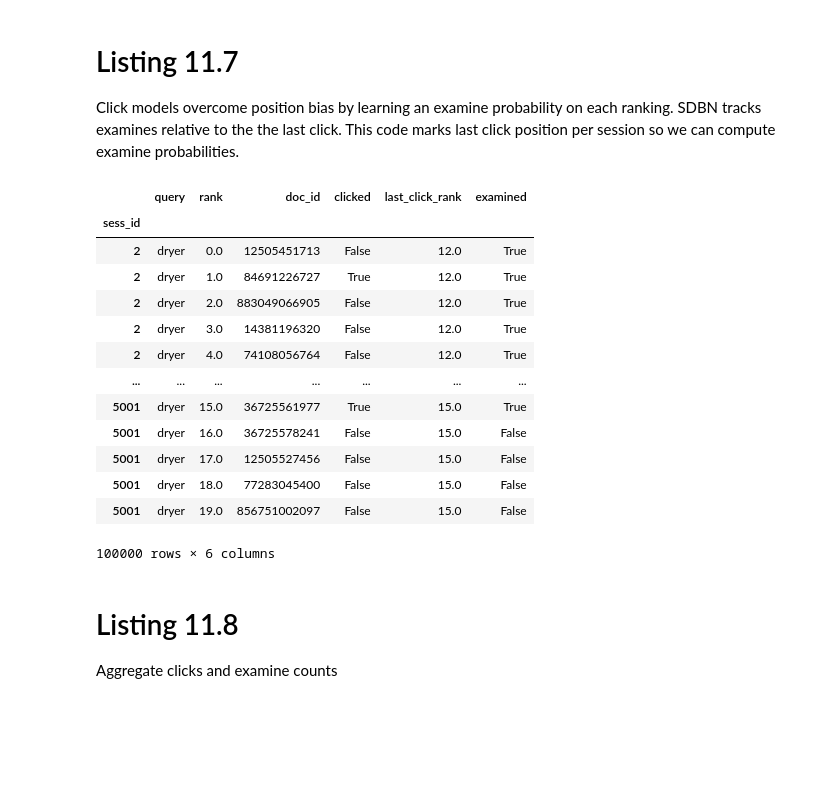
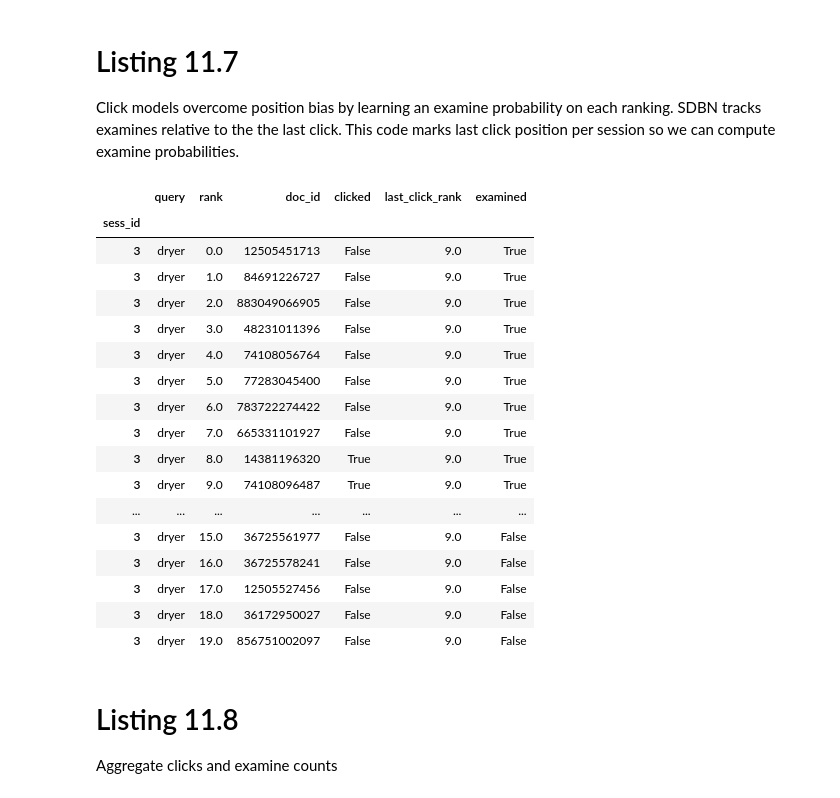
Before and after one commit to treygrainger/ai-powered-search, a Jupyter notebook: docker/data-science/notebooks/ch11/2.SDBN-judgments-to-overcome-posn-bias.ipynb, the cells around one changed output. Drawn from its saved outputs; the diff is of its cells as text; code cells hidden in the pictures; blank space fills up the shorter version.

```diff
--- a/docker/data-science/notebooks/ch11/2.SDBN-judgments-to-overcome-posn-bias.ipynb
+++ b/docker/data-science/notebooks/ch11/2.SDBN-judgments-to-overcome-posn-bias.ipynb
@@ -60,22 +45,26 @@ def calculate_examine_probability(sessions):
     return sessions
 # %%
 sessions = get_sessions("dryer")
-calculate_examine_probability(sessions)
+calculate_examine_probability(sessions).loc[3]
 # %% [output]
 |  | query | rank | doc_id | clicked | last_click_rank | examined |
 | sess_id |  |  |  |  |  |  |
-| 2 | dryer | 0.0 | 12505451713 | False | 12.0 | True |
-| 2 | dryer | 1.0 | 84691226727 | True | 12.0 | True |
-| 2 | dryer | 2.0 | 883049066905 | False | 12.0 | True |
-| 2 | dryer | 3.0 | 14381196320 | False | 12.0 | True |
-| 2 | dryer | 4.0 | 74108056764 | False | 12.0 | True |
+| 3 | dryer | 0.0 | 12505451713 | False | 9.0 | True |
+| 3 | dryer | 1.0 | 84691226727 | False | 9.0 | True |
+| 3 | dryer | 2.0 | 883049066905 | False | 9.0 | True |
+| 3 | dryer | 3.0 | 48231011396 | False | 9.0 | True |
+| 3 | dryer | 4.0 | 74108056764 | False | 9.0 | True |
+| 3 | dryer | 5.0 | 77283045400 | False | 9.0 | True |
+| 3 | dryer | 6.0 | 783722274422 | False | 9.0 | True |
+| 3 | dryer | 7.0 | 665331101927 | False | 9.0 | True |
+| 3 | dryer | 8.0 | 14381196320 | True | 9.0 | True |
+| 3 | dryer | 9.0 | 74108096487 | True | 9.0 | True |
 | ... | ... | ... | ... | ... | ... | ... |
-| 5001 | dryer | 15.0 | 36725561977 | True | 15.0 | True |
-| 5001 | dryer | 16.0 | 36725578241 | False | 15.0 | False |
-| 5001 | dryer | 17.0 | 12505527456 | False | 15.0 | False |
-| 5001 | dryer | 18.0 | 77283045400 | False | 15.0 | False |
-| 5001 | dryer | 19.0 | 856751002097 | False | 15.0 | False |
+| 3 | dryer | 15.0 | 36725561977 | False | 9.0 | False |
+| 3 | dryer | 16.0 | 36725578241 | False | 9.0 | False |
+| 3 | dryer | 17.0 | 12505527456 | False | 9.0 | False |
+| 3 | dryer | 18.0 | 36172950027 | False | 9.0 | False |
+| 3 | dryer | 19.0 | 856751002097 | False | 9.0 | False |
-100000 rows × 6 columns
 # %% [markdown]
 # Listing 11.8
 
```
Also changed, not shown: parts of 4 cells of this notebook, 4 other files.
